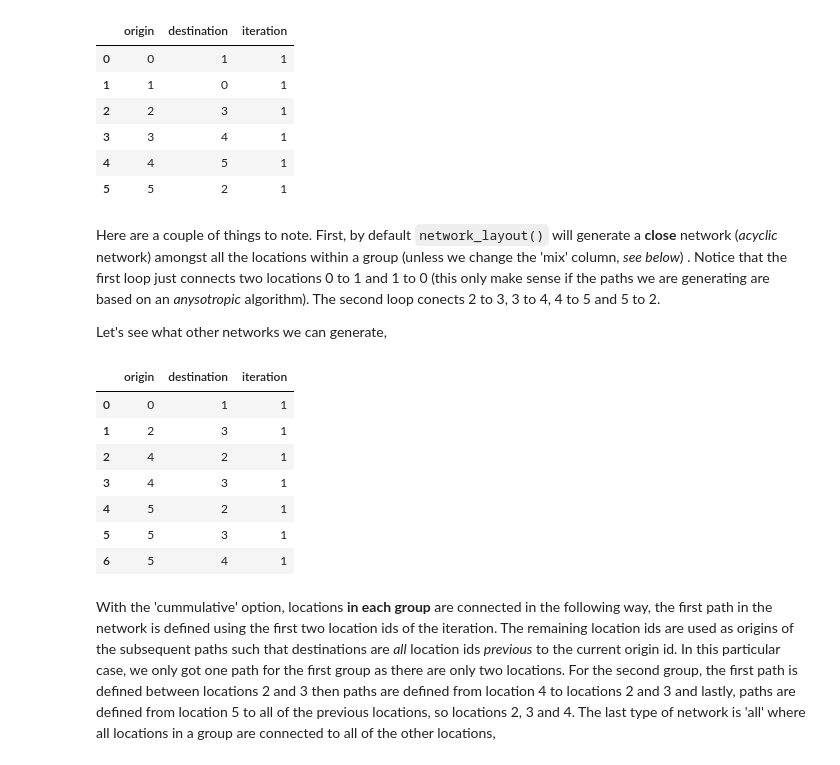
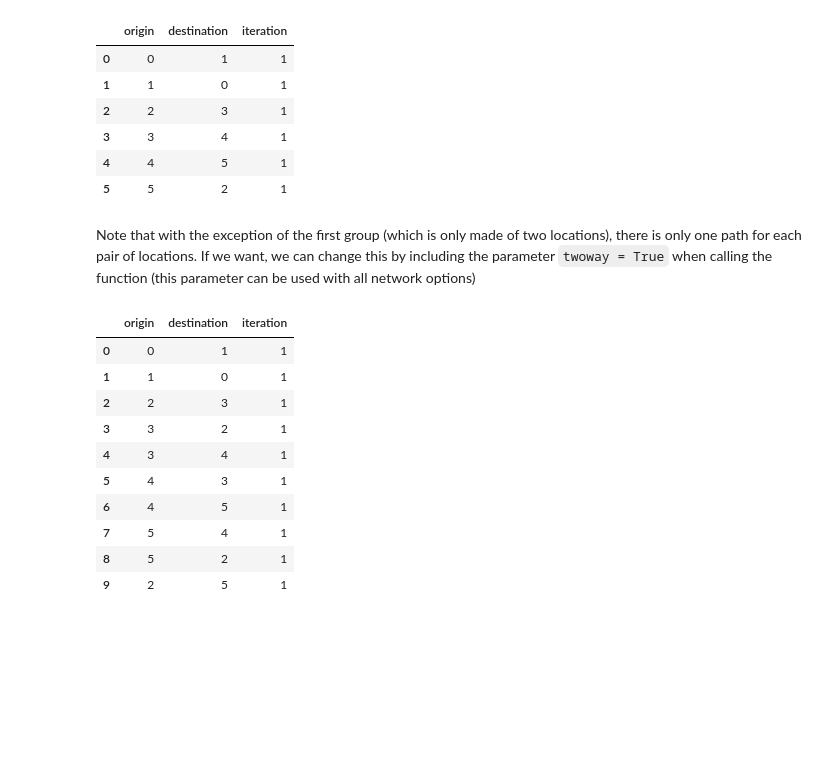
Before and after one commit to mllobera/netsim, a Jupyter notebook: notebooks/NetGen2.ipynb, the cells around one changed output. Drawn from its saved outputs; the diff is of its cells as text; code cells hidden in the pictures; blank space fills up the shorter version.

````diff
--- a/notebooks/NetGen2.ipynb
+++ b/notebooks/NetGen2.ipynb
@@ -187,21 +86,20 @@ df_net
 | 3 | 3 | 4 | 1 |
 | 4 | 4 | 5 | 1 |
 | 5 | 5 | 2 | 1 |
-# %% [markdown]
-Here are a couple of things to note. First, by default ```network_layout()``` will generate a **close** network (*acyclic* network) amongst all the locations within a group (unless we change the 'mix' column, *see below*) .   Notice that the first loop just connects two locations 0 to 1 and 1 to 0 (this only make sense if the paths we are generating are based on an *anysotropic* algorithm). The second loop conects 2 to 3, 3 to 4, 4 to 5 and 5 to 2.
-
-Let's see what other networks we can generate,
+# %% [markdown]
+Note that with the exception of the first group (which is only made of two locations), there is only one path for each pair of locations. If we want, we can change this by including the parameter ```twoway = True``` when calling the function (this parameter can be used with all network options)
 # %%
-df_net = ng.network_layout(df, sample_iteration, 1, option='cummulative')
+df_net = ng.network_layout(df, sample_iteration, 1, twoway= True)
 df_net
 # %% [output]
 |  | origin | destination | iteration |
 | 0 | 0 | 1 | 1 |
-| 1 | 2 | 3 | 1 |
-| 2 | 4 | 2 | 1 |
-| 3 | 4 | 3 | 1 |
-| 4 | 5 | 2 | 1 |
-| 5 | 5 | 3 | 1 |
-| 6 | 5 | 4 | 1 |
+| 1 | 1 | 0 | 1 |
+| 2 | 2 | 3 | 1 |
+| 3 | 3 | 2 | 1 |
+| 4 | 3 | 4 | 1 |
+| 5 | 4 | 3 | 1 |
+| 6 | 4 | 5 | 1 |
+| 7 | 5 | 4 | 1 |
+| 8 | 5 | 2 | 1 |
+| 9 | 2 | 5 | 1 |
-# %% [markdown]
-With the 'cummulative' option, locations **in each group** are connected in the following way, the first path in the network is defined using the first two location ids of the iteration. The remaining location ids are used as origins of the subsequent paths such that destinations are *all* location ids *previous* to the current origin id. In this particular case, we only got one path for the first group as there are only two locations. For the second group, the first path is defined between locations 2 and 3 then paths are defined from location 4 to locations 2 and 3 and lastly, paths are defined from location 5 to all of the previous locations, so locations 2, 3 and 4. The last type of network is 'all' where all locations in a group are connected to all of the other locations,
````
Also changed, not shown: parts of 26 cells of this notebook, 1 other file.
